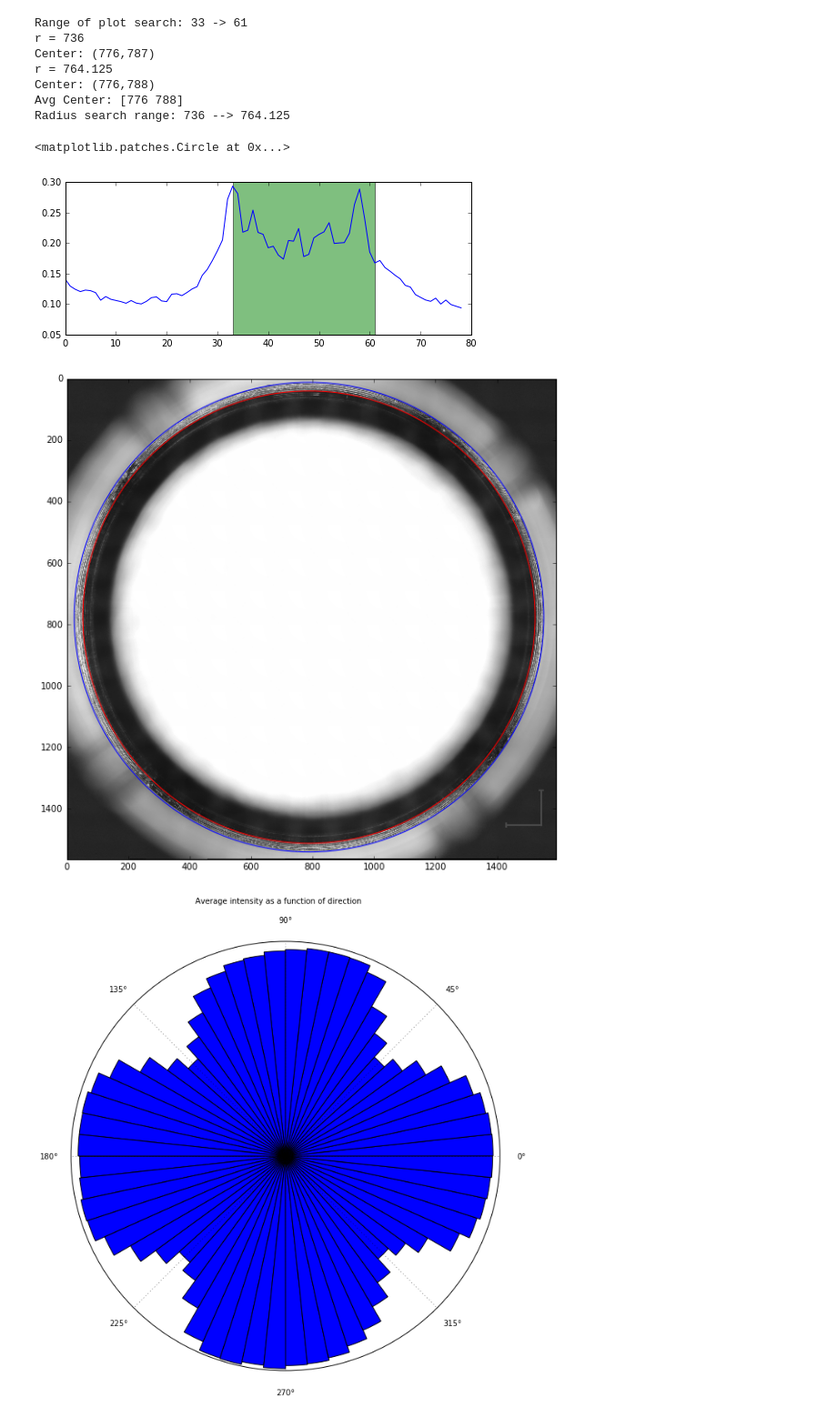
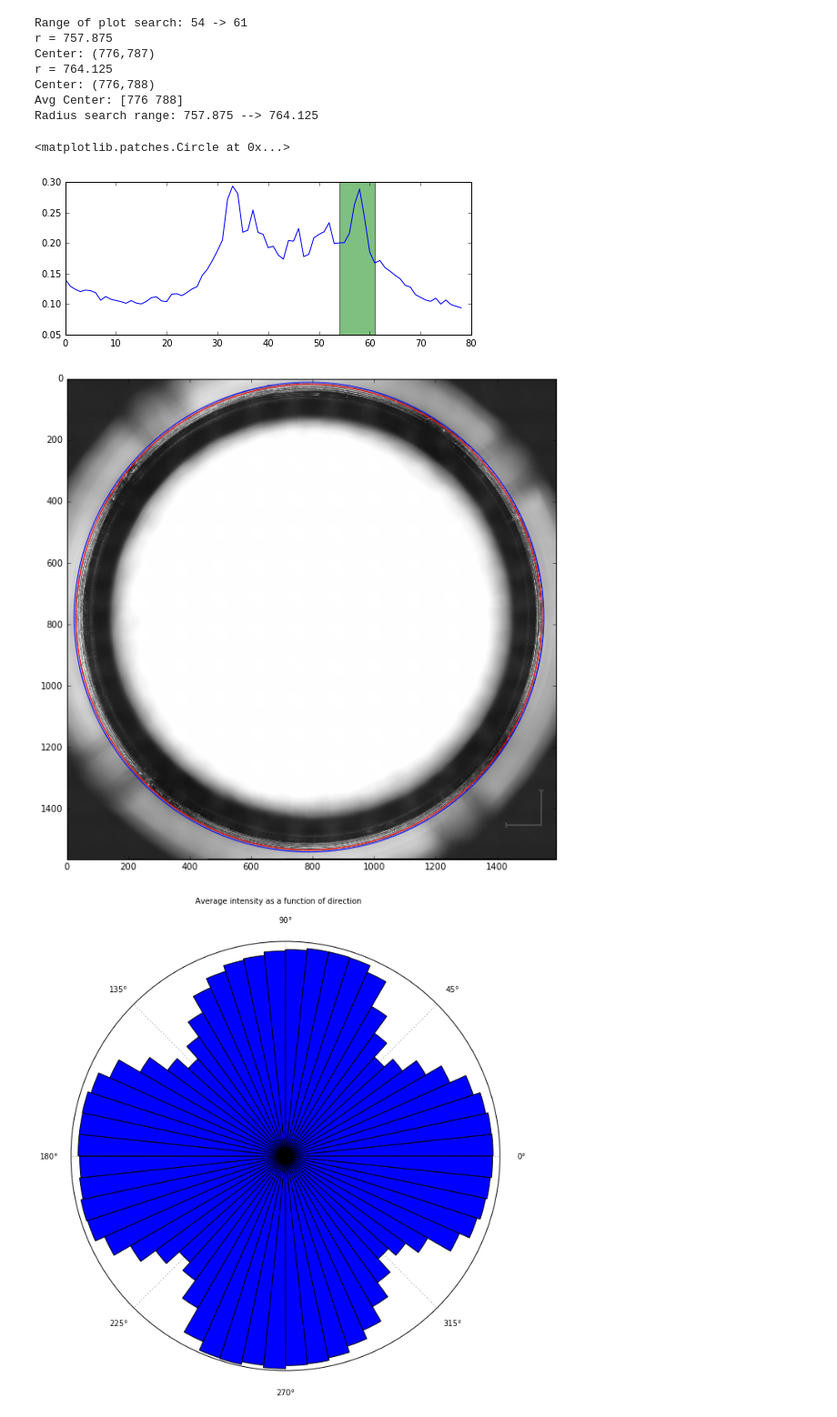
Before and after one commit to jpapon/seal_cup, a Jupyter notebook: seal_cup_testing.ipynb, the cells around one changed output. Shown at 91% size. Drawn from its saved outputs; the diff is of its cells as text; code cells hidden in the pictures.

Commit message:
Update to detect peaks better

```diff
--- a/seal_cup_testing.ipynb
+++ b/seal_cup_testing.ipynb
@@ -20,7 +20,7 @@ ds_vals = 1.0/ np.array([1,2,4,8,16])
 seal_img_gray = cv2.cvtColor(seal_img_full,cv2.COLOR_RGB2GRAY)
 multi_res_pyr = [cv2.resize(seal_img_gray, dsize = (0,0),fx = ds_mult, fy= ds_mult, interpolation = cv2.INTER_AREA) for ds_mult in ds_vals]
 # %%
-IDX_USED = -2
+IDX_USED = 2
 plt.imshow(multi_res_pyr[IDX_USED],cmap='gray')
 # %% [output]
 <matplotlib.image.AxesImage at 0x...>
@@ -170,7 +170,3 @@ for radius, h in zip(hough_radii, hough_res):
     centers.extend(peaks)
     accums.extend(h[peaks[:, 0], peaks[:, 1]])
     radii.extend([radius] * num_peaks)
-
-
-#Find beginning and end of lip
-peak_inds = peak_local_max(np.array(accums), num_peaks=2)
@@ -179,0 +173,10 @@ peak_inds = peak_local_max(np.array(accums), num_peaks=2)
+# %%
+#Find beginning and end of lip
+accums = np.array(accums)
+min_val = np.min(accums)
+#Find first index greater than
+start_idx = np.argmax(accums > 2*min_val)
+#Find last index greater than
+rev_view = accums[::-1]
+end_idx = len(accums) - np.argmax(rev_view> 2* min_val) - 1
+plt.plot(accums)
@@ -180,9 +186,9 @@ peak_inds = peak_local_max(np.array(accums), num_peaks=2)
 # %%
 #Find lip, set search range to beginning and past end of it
-lipsize = peak_inds[-1][0] - peak_inds[0][0]
+lipsize = end_idx - start_idx
 
-min_idx = int(peak_inds[0][0])
-max_idx = int(peak_inds[-1][0] + lipsize)
+min_idx =start_idx
+max_idx = end_idx+ lipsize
 print ("Range of plot search: {} -> {}".format(min_idx,max_idx))
 #Plot the peaks in the transform - these will be the beginning and end of the threaded portion
 plt.figure (figsize = (8,3))
@@ -232,9 +238,10 @@ plot_polar_image(multi_res_pyr[IDX_USED],center, radius_range)
 # %%
 #Change lip search range to just edge of lip
-lipsize = peak_inds[-1][0] - peak_inds[0][0]
+lipsize = end_idx - start_idx
 
-min_idx = int(peak_inds[0][0]+ 7*lipsize/8)
-max_idx = int(peak_inds[-1][0] + lipsize/8)
+min_idx = int(start_idx + 7*lipsize/8)
+max_idx = end_idx+ lipsize/8
+print ("Range of plot search: {} -> {}".format(min_idx,max_idx))
 print ("Range of plot search: {} -> {}".format(min_idx,max_idx))
 #Plot the peaks in the transform - these will be the beginning and end of the threaded portion
 plt.figure (figsize = (8,3))
@@ -244,39 +251,40 @@ ax = plt.axvspan(min_idx, max_idx, facecolor='g', alpha=0.5)
 #For min and max radii extract circle center
 radius_range = []
 center_vals = []
 for k, idx in enumerate([peak_inds[0][0],peak_inds[-1][0]]):
 
     radius = int(radii[idx])
     if (k == 0):
-      radius += lipsize/8 #search a little beyond lip
+      radius += 7*lipsize/8 #search a little before edge of lip
+    else:
       radius += lipsize/8 #search a little beyond lip
     radius_range.append(radius)
     print ("r = {}".format(radius))
     center_x, center_y = centers[idx]
     print ("Center: ({},{})".format(center_x,center_y))
     center_vals.append([center_x,center_y])
 
 center = np.round(np.mean(center_vals,axis=0)).astype(int)
 print ("Avg Center: {}".format(center))
 print ("Radius search range: {} --> {}".format(radius_range[0],radius_range[1]))
 
 fig = plt.figure(figsize=(10,10))
 plt.imshow(multi_res_pyr[IDX_USED],cmap='gray')
 circle0 = plt.Circle((center[1],center[0]),radius_range[0],color=(1,0,0),fill=False)
 fig.add_subplot(111).add_artist(circle0)
 circle1 = plt.Circle((center[1],center[0]),radius_range[1],color=(0,0,1),fill=False)
 fig.add_subplot(111).add_artist(circle1)
 # %% [output]
-Range of plot search: 33 -> 61
-r = 736
+Range of plot search: 54 -> 61
+r = 757.875
 Center: (776,787)
 r = 764.125
 Center: (776,788)
 Avg Center: [776 788]
-Radius search range: 736 --> 764.125
+Radius search range: 757.875 --> 764.125
 <matplotlib.patches.Circle at 0x...>
-[figure, old version]
+[figure, new version]
-[figure, old version]
+[figure, new version]
 # %%
 #Plot directional intensity
 plot_directional_intensity(multi_res_pyr[IDX_USED],center)
```
Also changed, not shown: parts of 7 cells of this notebook.
